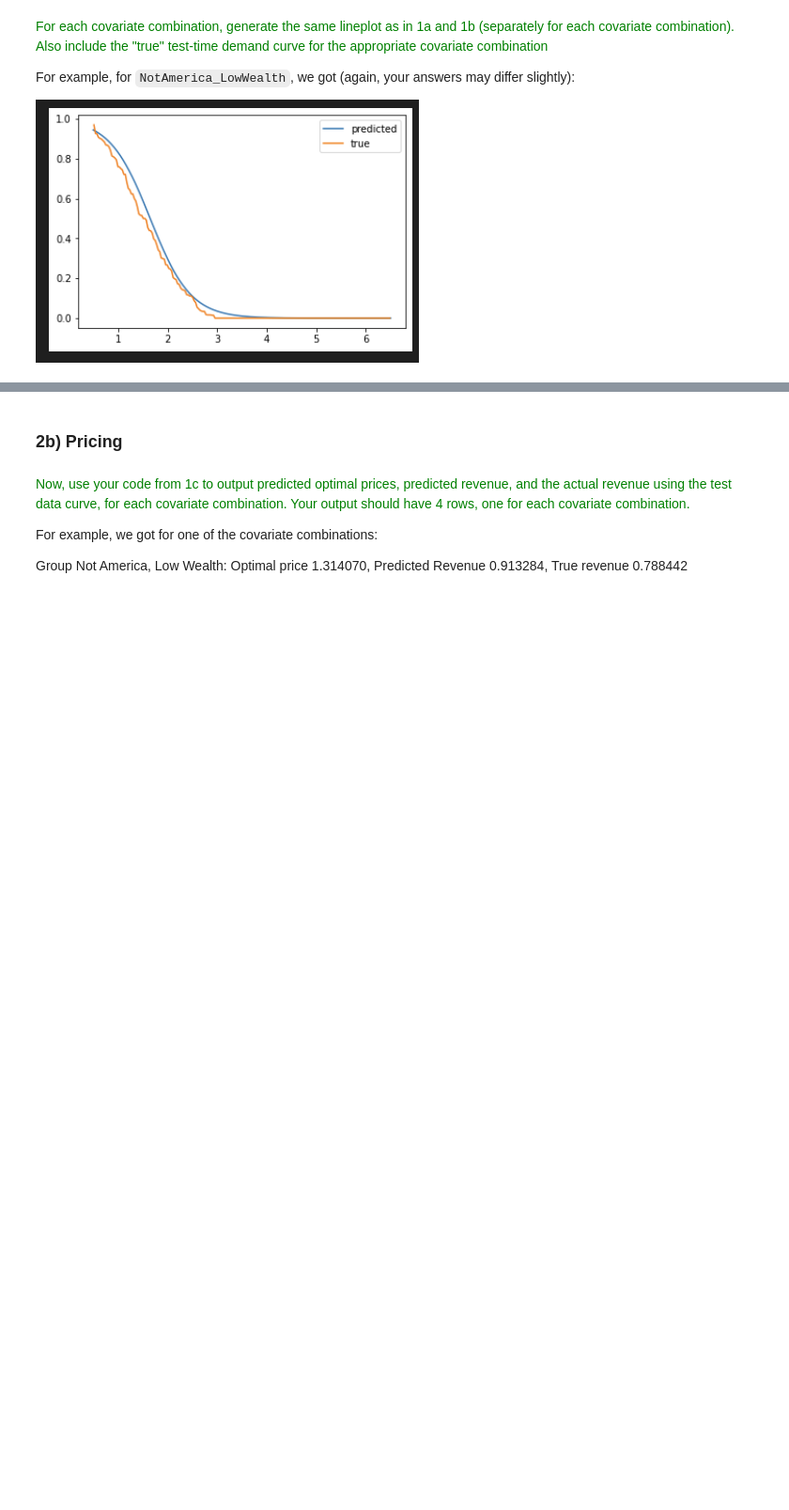
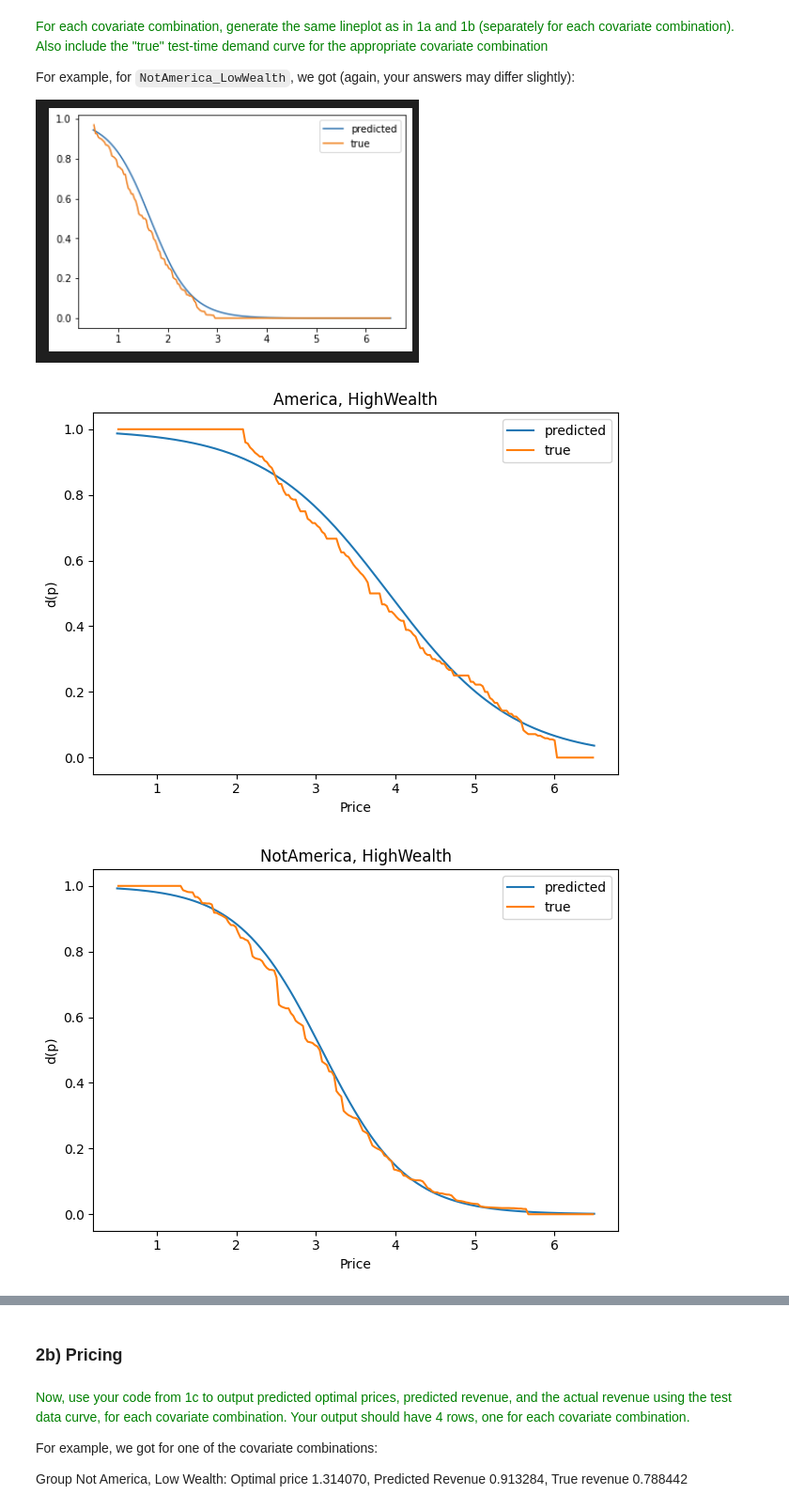
Before and after one commit to spabolu/orie5355, a Jupyter notebook: hw3/HW3_assignment.ipynb, the cells around one changed output, grey strips where cells are left out. Shown: that part at 94% size. Cells and saved outputs as stored; diff of their text form; code cells hidden in the pictures; blank space fills up the shorter version.

```diff
--- a/hw3/HW3_assignment.ipynb
+++ b/hw3/HW3_assignment.ipynb
@@ -449,3 +501,50 @@ test_demand_curve_NotAmerica_LowWealth = pd.read_csv('test_demand_NotAmerica_Low
 For example, for `NotAmerica_LowWealth`, we got (again, your answers may differ slightly):
 
 ![image.png](attachment:image.png)
+# %%
+# Price grid for smooth curves
+prices_to_predict = np.linspace(df_train['Offered price'].min(),
+                                df_train['Offered price'].max(), 200)
+
+# Fit the covariate-aware model on ALL rows
+fitted_cov = fit_logistic_regression_demand_with_covariates(df_train)
+
+def plot_group_curve(name, covariate_list, true_curve_df):
+    y_pred = [get_prediction_logistic(fitted_cov, p, covariate_list) for p in prices_to_predict]
+
+    # True curve x-axis: bin midpoints (or compute from low/high)
+    if 'Price_bin_mid' in true_curve_df.columns:
+        tx = true_curve_df['Price_bin_mid'].to_numpy()
+    else:
+        tx = ((true_curve_df['Price_bin_low'] + true_curve_df['Price_bin_high'])/2.0).to_numpy()
+    ty = true_curve_df['Demand_at_price'].to_numpy()
+
+    plt.figure()
+    plt.plot(prices_to_predict, y_pred, label='predicted')
+    plt.plot(tx, ty, label='true')
+    plt.xlabel('Price')
+    plt.ylabel('d(p)')
+    plt.title(f'{name}')
+    plt.legend()
+    plt.tight_layout()
+    plt.show()
+
+# Four required plots
+plot_group_curve('America, HighWealth',
+                 ['America','HighWealth'],
+                 test_demand_curve_America_HighWealth)
+
+plot_group_curve('NotAmerica, HighWealth',
+                 ['NotAmerica','HighWealth'],
+                 test_demand_curve_NotAmerica_HighWealth)
+
+plot_group_curve('America, LowWealth',
+                 ['America','LowWealth'],
+                 test_demand_curve_America_LowWealth)
+
+plot_group_curve('NotAmerica, LowWealth',
+                 ['NotAmerica','LowWealth'],
+                 test_demand_curve_NotAmerica_LowWealth)
+# %% [output]
+[figure, added]
+[figure, added]
```
Also changed, not shown: parts of 17 cells of this notebook.
